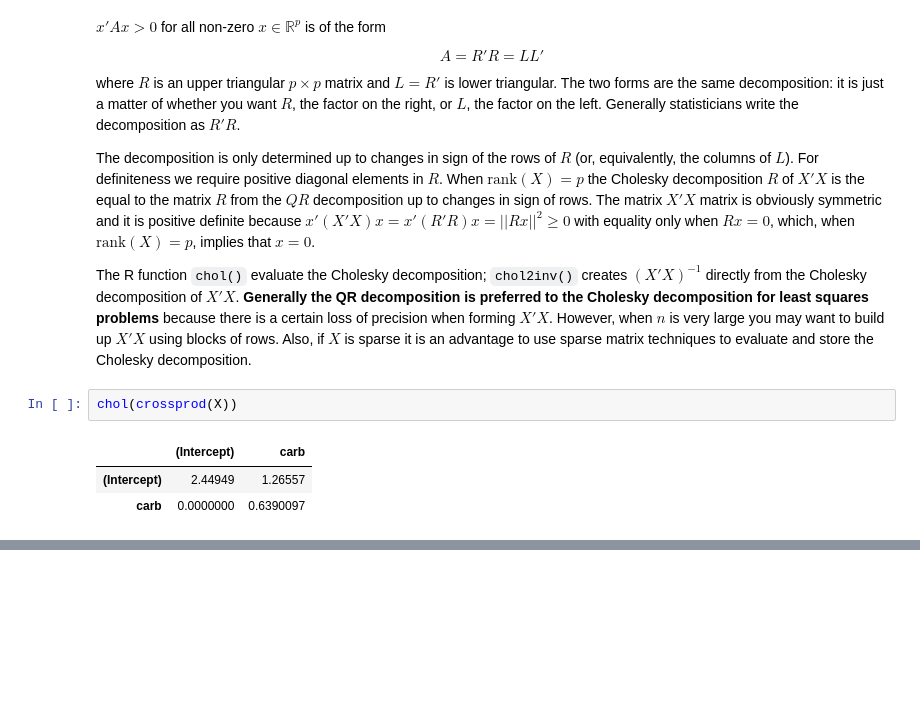
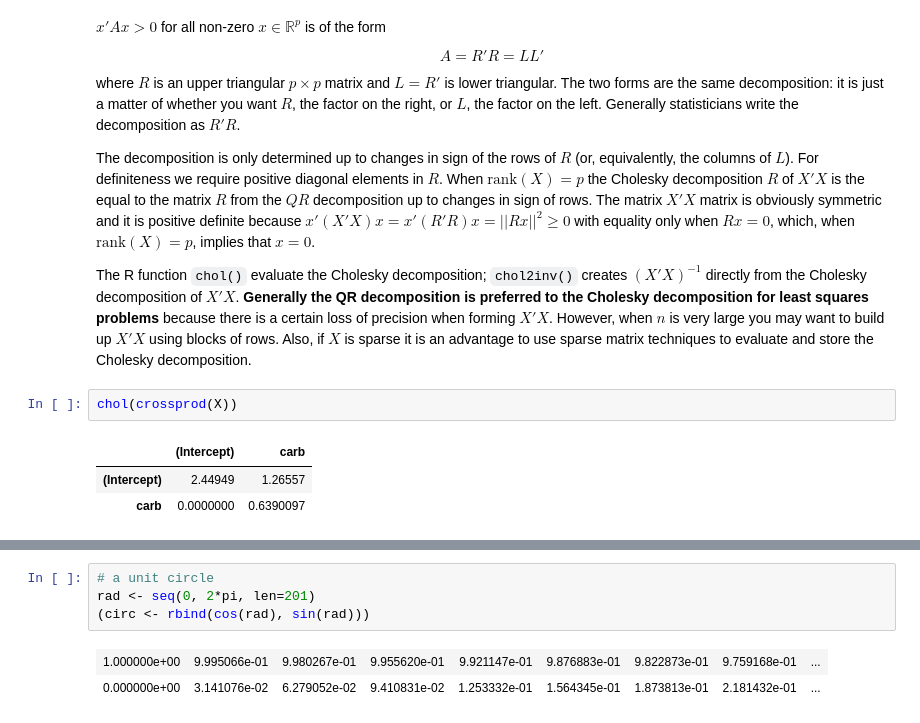
Before and after one commit to daijiang/Notes, a Jupyter notebook: Stats_notes/UW_Madison_Stat_849.ipynb, the cells around one changed output, grey strips where cells are left out. Drawn from its saved outputs; the diff is of its cells as text; blank space fills up the shorter version.

```diff
--- a/Stats_notes/UW_Madison_Stat_849.ipynb
+++ b/Stats_notes/UW_Madison_Stat_849.ipynb
@@ -282,0 +415,7 @@ chol(crossprod(X))
+# %%
+# a unit circle
+rad <- seq(0, 2*pi, len=201)
+(circ <- rbind(cos(rad), sin(rad)))
+# %% [output]
+| 1.000000e+00 | 9.995066e-01 | 9.980267e-01 | 9.955620e-01 | 9.921147e-01 | 9.876883e-01 | 9.822873e-01 | 9.759168e-01 | ... |
+| 0.000000e+00 | 3.141076e-02 | 6.279052e-02 | 9.410831e-02 | 1.253332e-01 | 1.564345e-01 | 1.873813e-01 | 2.181432e-01 | ... |
```
Also changed, not shown: parts of 16 cells of this notebook.
